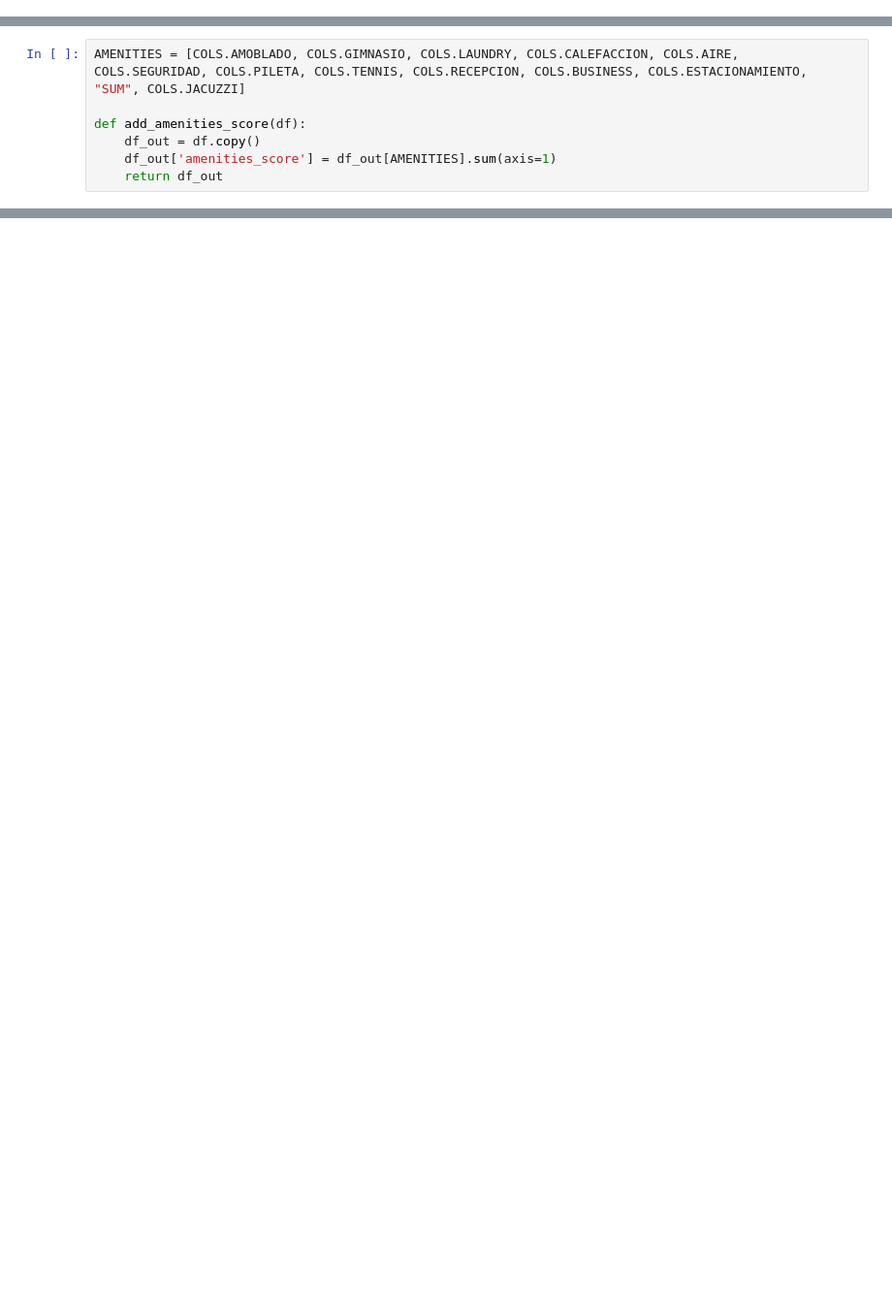
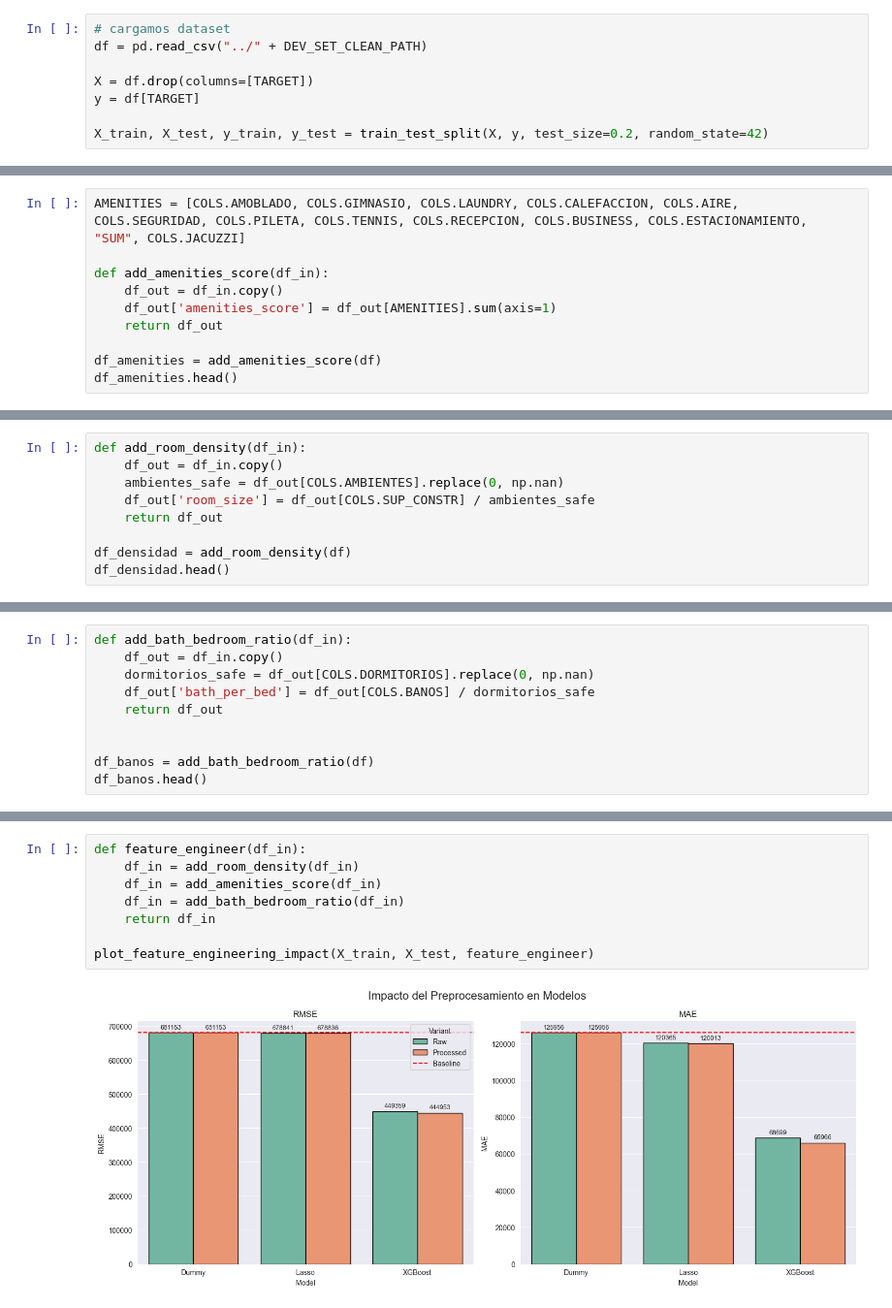
Before and after one commit to gonzabaleta/alquileres, a Jupyter notebook: notebooks/04-feature_engineering.ipynb, the cells around one changed output, grey strips where cells are left out. Shown at 97% size. Saved outputs shown, nothing was run; the diff lists cells and outputs as text; blank space fills up the shorter version.

Commit message:
feature engineering draft

```diff
--- a/notebooks/04-feature_engineering.ipynb
+++ b/notebooks/04-feature_engineering.ipynb
@@ -17,2 +25,10 @@ models_predictions = {
     'y_test': df_base_preds['y_test'].values,
 }
+# %%
+# cargamos dataset
+df = pd.read_csv("../" + DEV_SET_CLEAN_PATH)
+
+X = df.drop(columns=[TARGET])
+y = df[TARGET]
+
+X_train, X_test, y_train, y_test = train_test_split(X, y, test_size=0.2, random_state=42)
@@ -22,7 +63,10 @@ Una feature que sume la cantidad de amenities. Cuantos más amenities, mejor
 # %%
 AMENITIES = [COLS.AMOBLADO, COLS.GIMNASIO, COLS.LAUNDRY, COLS.CALEFACCION, COLS.AIRE, COLS.SEGURIDAD, COLS.PILETA, COLS.TENNIS, COLS.RECEPCION, COLS.BUSINESS, COLS.ESTACIONAMIENTO, "SUM", COLS.JACUZZI]
 
-def add_amenities_score(df):
-    df_out = df.copy()
+def add_amenities_score(df_in):
+    df_out = df_in.copy()
     df_out['amenities_score'] = df_out[AMENITIES].sum(axis=1)
     return df_out
+
+df_amenities = add_amenities_score(df)
+df_amenities.head()
@@ -28,0 +84,9 @@ def add_amenities_score(df):
+# %%
+def add_room_density(df_in):
+    df_out = df_in.copy()
+    ambientes_safe = df_out[COLS.AMBIENTES].replace(0, np.nan)
+    df_out['room_size'] = df_out[COLS.SUP_CONSTR] / ambientes_safe
+    return df_out
+
+df_densidad = add_room_density(df)
+df_densidad.head()
@@ -28,0 +104,10 @@ def add_amenities_score(df):
+# %%
+def add_bath_bedroom_ratio(df_in):
+    df_out = df_in.copy()
+    dormitorios_safe = df_out[COLS.DORMITORIOS].replace(0, np.nan)
+    df_out['bath_per_bed'] = df_out[COLS.BANOS] / dormitorios_safe
+    return df_out
+
+
+df_banos = add_bath_bedroom_ratio(df)
+df_banos.head()
@@ -28,0 +122,10 @@ def add_amenities_score(df):
+# %%
+def feature_engineer(df_in):
+    df_in = add_room_density(df_in)
+    df_in = add_amenities_score(df_in)
+    df_in = add_bath_bedroom_ratio(df_in)
+    return df_in
+
+plot_feature_engineering_impact(X_train, X_test, feature_engineer)
+# %% [output]
+[figure, added]
```
Also changed, not shown: parts of 26 cells of this notebook, 8 other files.
